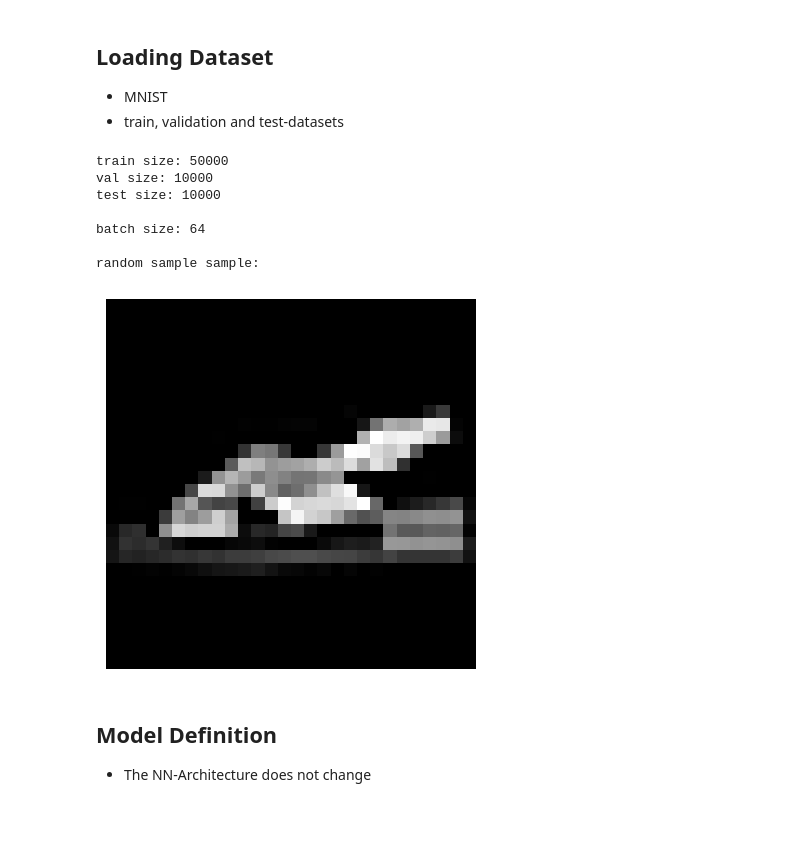
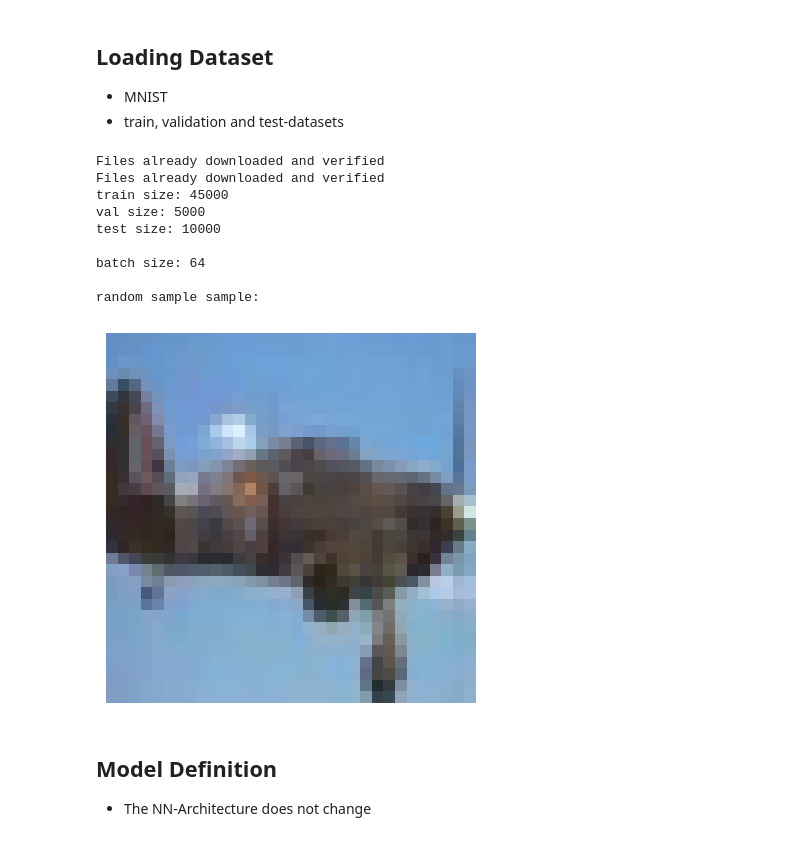
Before and after one commit to Lezhor/QuantizationPaper, a Jupyter notebook: notebooks/Quantization Training.ipynb, the cells around one changed output. Saved outputs shown, nothing was run; the diff lists cells and outputs as text; code cells hidden in the pictures.

Commit message:
CIFAR10 dataset

```diff
--- a/notebooks/Quantization Training.ipynb
+++ b/notebooks/Quantization Training.ipynb
@@ -30,15 +30,15 @@ Device: cpu
 - MNIST
 - train, validation and test-datasets
 # %%
-transform = transforms.Compose([
-    transforms.ToTensor()
-])
+# transform = transforms.Compose([
+#     transforms.ToTensor()
+# ])
 
 
-class_names = [
-    "T-shirt/top", "Trouser", "Pullover", "Dress", "Coat",
-    "Sandal", "Shirt", "Sneaker", "Bag", "Ankle boot"
-]
+# class_names = [
+#     "T-shirt/top", "Trouser", "Pullover", "Dress", "Coat",
+#     "Sandal", "Shirt", "Sneaker", "Bag", "Ankle boot"
+# ]
 
 # class_names = ["o", "ki", "su", "tsu", "na", "ha", "ma", "ya", "re", "wo"]
 
@@ -48,20 +48,25 @@ class_names = [
 #     transforms.ToTensor()
 # ])
 
-# class_names = [
-#     "airplane", "automobile", "bird", "cat", "deer",
-#     "dog", "frog", "horse", "ship", "truck"
-# ]
+transform = transforms.Compose([
+    transforms.ToTensor(),
+    transforms.Normalize((0.5, 0.5, 0.5), (0.5, 0.5, 0.5))  # values between -1 and 1
+])
+
+class_names = [
+    "airplane", "automobile", "bird", "cat", "deer",
+    "dog", "frog", "horse", "ship", "truck"
+]
 
 # Download MNIST
-full_train = datasets.FashionMNIST(
+full_train = datasets.CIFAR10(
     root="./data",
     train=True,
     download=True,
     transform=transform
 )
 
-test_dataset = datasets.FashionMNIST(
+test_dataset = datasets.CIFAR10(
     root="./data",
     train=False,
     download=True,
@@ -69,8 +74,8 @@ test_dataset = datasets.FashionMNIST(
 )
 
 # Split: 50k train / 10k validation
-train_size = 50_000
-val_size = 10_000
+train_size = 45_000
+val_size = 5_000
 unused_size = len(full_train) - train_size - val_size
 
 train_dataset, val_dataset, _ = random_split(
@@ -84,37 +89,41 @@ train_loader = DataLoader(train_dataset, batch_size=batch_size, shuffle=True)
 val_loader   = DataLoader(val_dataset, batch_size=batch_size, shuffle=False)
 test_loader  = DataLoader(test_dataset, batch_size=batch_size, shuffle=False)
 
 def get_calib_loader(num_samples=1000, batch_size=batch_size):
     indices = torch.randperm(len(train_dataset))[:num_samples]
     calib_dataset = Subset(train_dataset, indices)
     calib_loader = DataLoader(calib_dataset, batch_size=batch_size, shuffle=False)
     return calib_loader
 
 calib_loader = get_calib_loader(100)
 
 
 print("train size:", len(train_dataset))
 print("val size:", len(val_dataset))
 if unused_size > 0:
     print("unused_size:", unused_size)
 print("test size:", len(test_dataset))
 print("\nbatch size:", batch_size)
 
 print("\nrandom sample sample:")
 idx = random.randint(0, len(test_dataset) - 1)
 img_tensor, label = test_dataset[idx]
-plt.imshow(img_tensor.squeeze(), cmap="gray")  # squeeze turns (1, 28, 28) to (28, 28) i think
+img_tensor = img_tensor * 0.5 + 0.5  # denormalize
+img_to_show = img_tensor.permute(1, 2, 0).numpy()
+plt.imshow(img_to_show)
 plt.axis("off")
 plt.show()
 # %% [output]
-train size: 50000
-val size: 10000
+Files already downloaded and verified
+Files already downloaded and verified
+train size: 45000
+val size: 5000
 test size: 10000
 
 batch size: 64
 
 random sample sample:
-[figure, old version]
+[figure, new version]
 # %% [markdown]
 ## Model Definition
 - The NN-Architecture does not change
```
Also changed, not shown: parts of 23 cells of this notebook.
